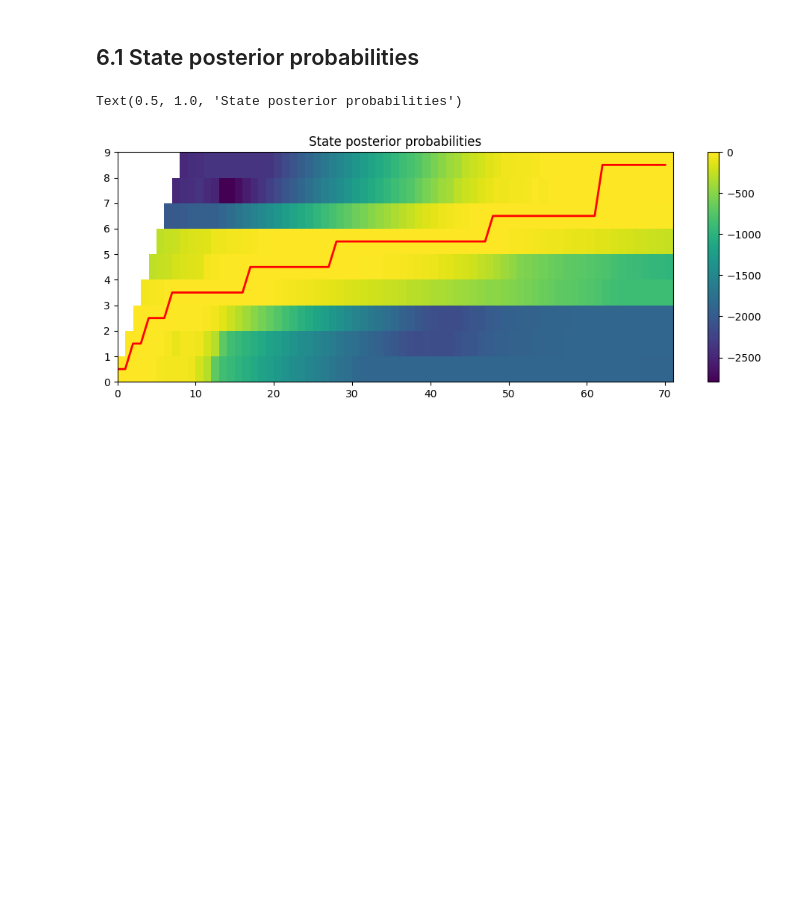
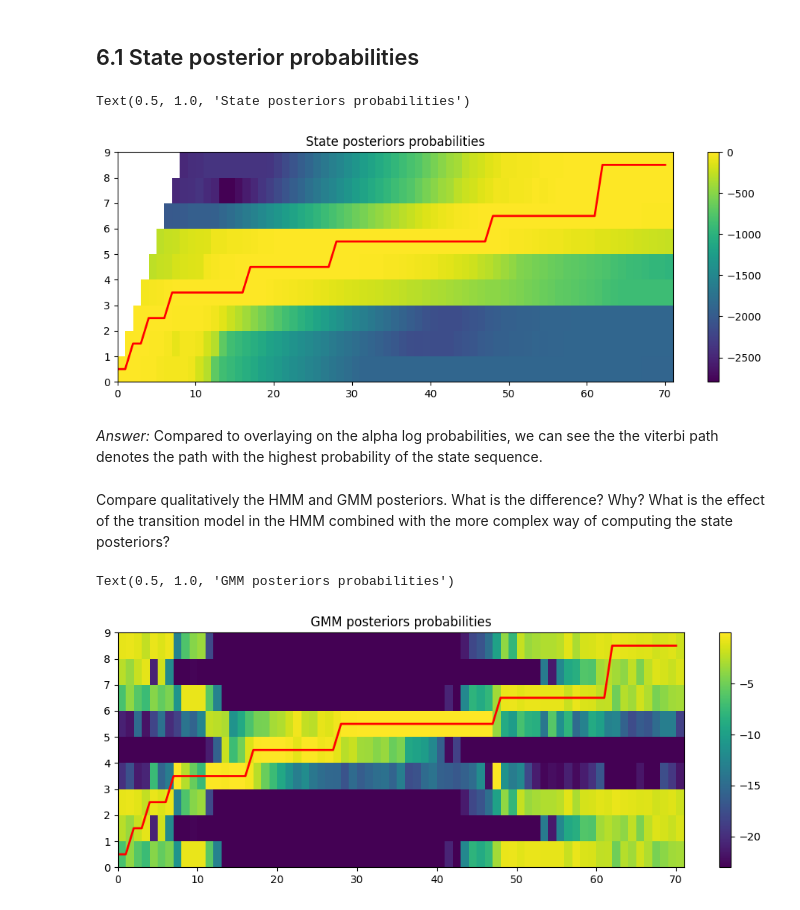
Before and after one commit to celdot/Speech_Speaker_Recognition, a Jupyter notebook: Assignements/lab2/lab2.ipynb, the cells around one changed output. Saved outputs shown, nothing was run; the diff lists cells and outputs as text; code cells hidden in the pictures; blank space fills up the shorter version.

```diff
--- a/Assignements/lab2/lab2.ipynb
+++ b/Assignements/lab2/lab2.ipynb
@@ -237,7 +305,37 @@ plt.figure(figsize=(12, 4))
 plt.pcolormesh(log_gamma.T)
 plt.colorbar()
 plt.plot(viterbi_path+0.5, 'r', lw=2)
-plt.title("State posterior probabilities")
+plt.title("State posteriors probabilities")
 # %% [output]
-Text(0.5, 1.0, 'State posterior probabilities')
+Text(0.5, 1.0, 'State posteriors probabilities')
 [figure]
+# %% [markdown]
+*Answer:* Compared to overlaying on the alpha log probabilities, we can see the the viterbi path denotes the path with the highest probability of the state sequence.
+# %% [markdown]
+Compare qualitatively the HMM and GMM posteriors. What is the difference? Why? What is the effect of the transition model in the HMM combined with the more complex way of computing the state posteriors?
+# %%
+from scipy.stats import multivariate_normal
+
+def gmm_log_posteriors(x_seq, means, covars):
+    N = means.shape[0]
+    T = x_seq.shape[0]
+    posteriors = np.zeros((T, N))
+    for t in range(T):
+        # We considor equal priors for all states, and no transition model
+        numerator = np.array([multivariate_normal.pdf(x_seq[t], mean=means[i], cov=covars[i])/N for i in range(N)])
+        denominator = np.sum(numerator)
+        posteriors[t, :] = numerator / denominator
+    return np.log(posteriors + 1e-10)
+# %%
+log_gmm = gmm_log_posteriors(example['lmfcc'], wordHMMs_one['o']['means'], wordHMMs_one['o']['covars'])
+
+assert np.allclose(np.sum(np.exp(log_gmm), axis=1), 1)
+# %%
+plt.figure(figsize=(12, 4))
+plt.pcolormesh(log_gmm.T)
+plt.colorbar()
+plt.plot(viterbi_path+0.5, 'r', lw=2)
+plt.title("GMM posteriors probabilities")
+# %% [output]
+Text(0.5, 1.0, 'GMM posteriors probabilities')
+[figure, added]
```
Also changed, not shown: parts of 31 cells of this notebook, 1 other file.
